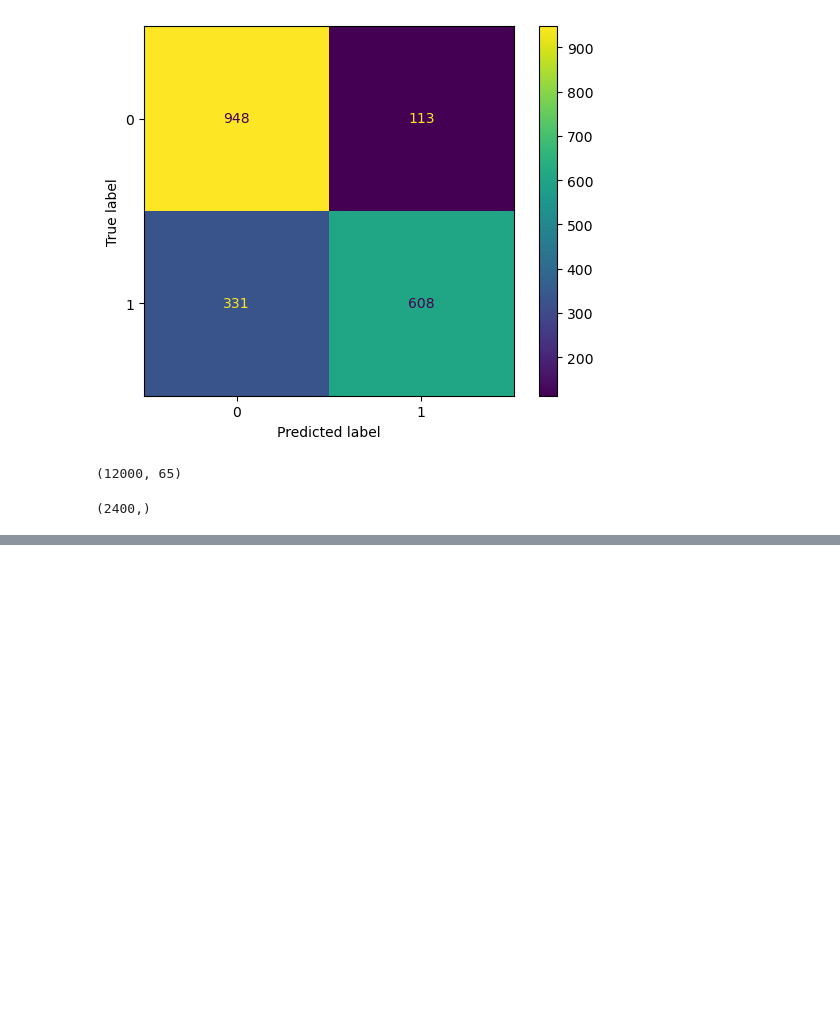
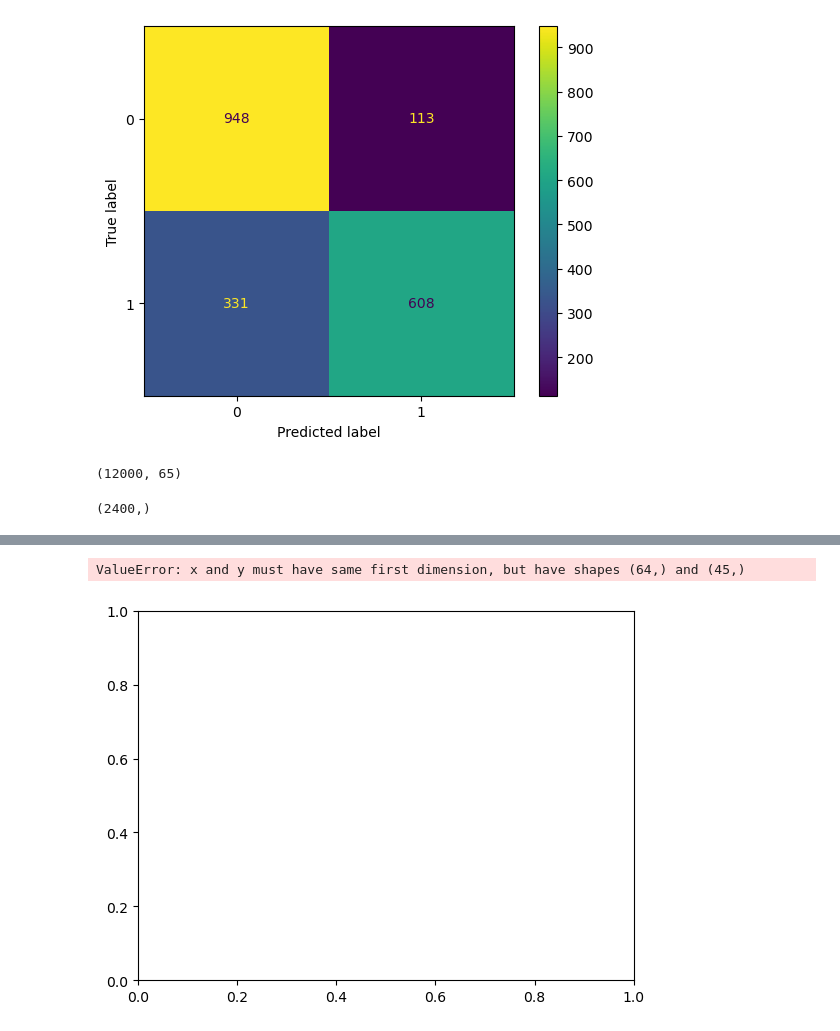
Before and after one commit to Inky-13/eel5716, a Jupyter notebook: finalProj/finalProj+.ipynb, the cells around one changed output, grey strips where cells are left out. Drawn from its saved outputs; the diff is of its cells as text; code cells hidden in the pictures; blank space fills up the shorter version.

```diff
--- a/finalProj/finalProj+.ipynb
+++ b/finalProj/finalProj+.ipynb
@@ -329,3 +331,5 @@ weighted avg       0.79      0.78      0.77      2000
+# %%
+pca = PCA(n_components=45)
 # %%
 df = pd.read_csv('./CRPSets/CRPSets.csv', header=None)
 df.shape
@@ -347,3 +351,5 @@ data_train, data_test, target_train, target_test = train_test_split(dataset,
 target_test.shape
 # %% [output]
 (2400,)
+# %%
+pca.fit(data_train)
@@ -350,3 +370,11 @@ target_test.shape
+# %%
+plt.step(range(1,65),np.cumsum(pca.explained_variance_ratio_),c='r')
+plt.bar(range(1,65),pca.explained_variance_ratio_, alpha=0.5)
+plt.ylabel('Explained variance ratio')
+plt.xlabel('Principal components');
+# %% [output]
+ValueError: x and y must have same first dimension, but have shapes (64,) and (45,)
+[figure, added]
 # %%
 # Model 2 - SVM
 svm = Pipeline([('scaler', MinMaxScaler()),
```
Also changed, not shown: parts of 9 cells of this notebook.
